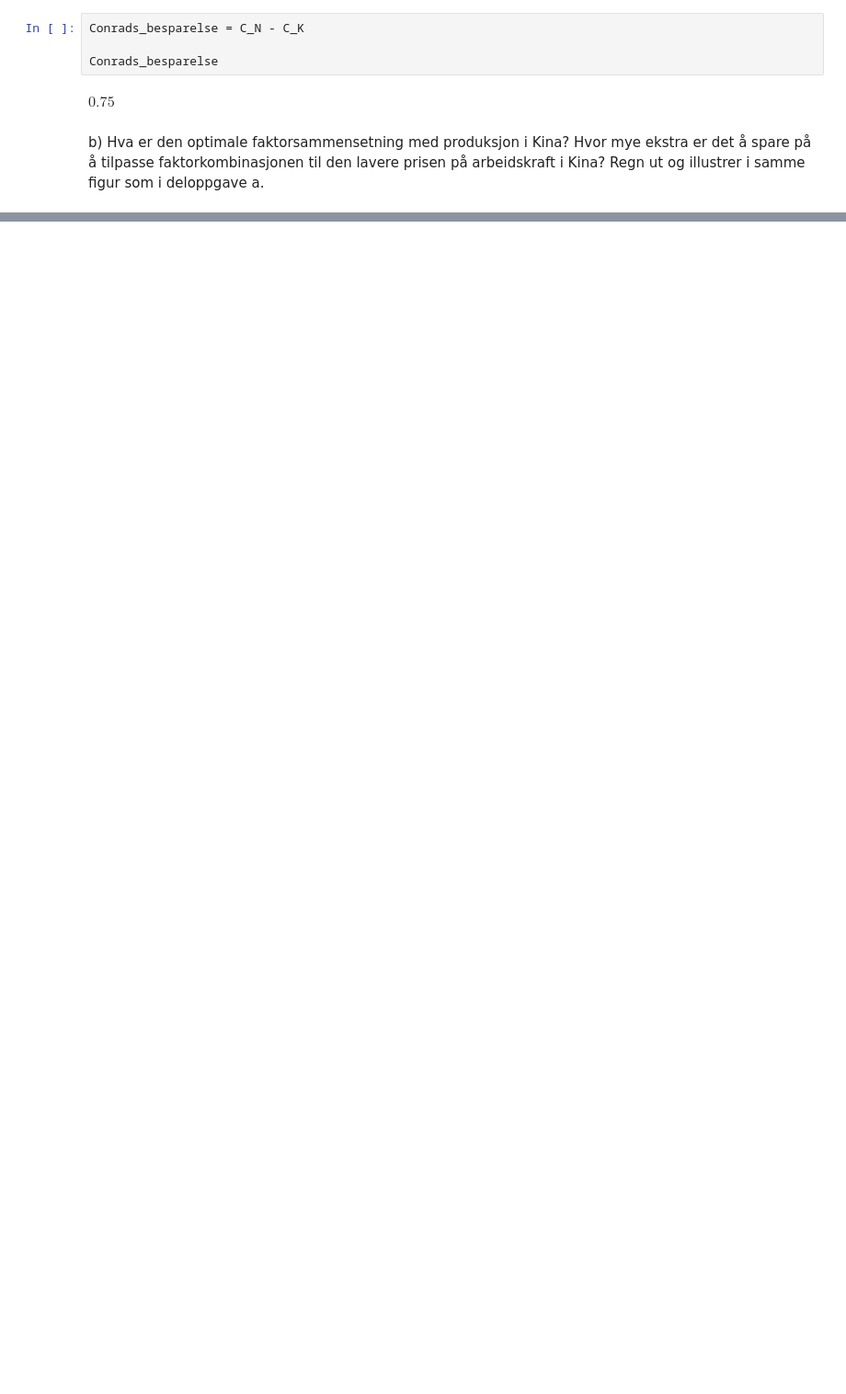
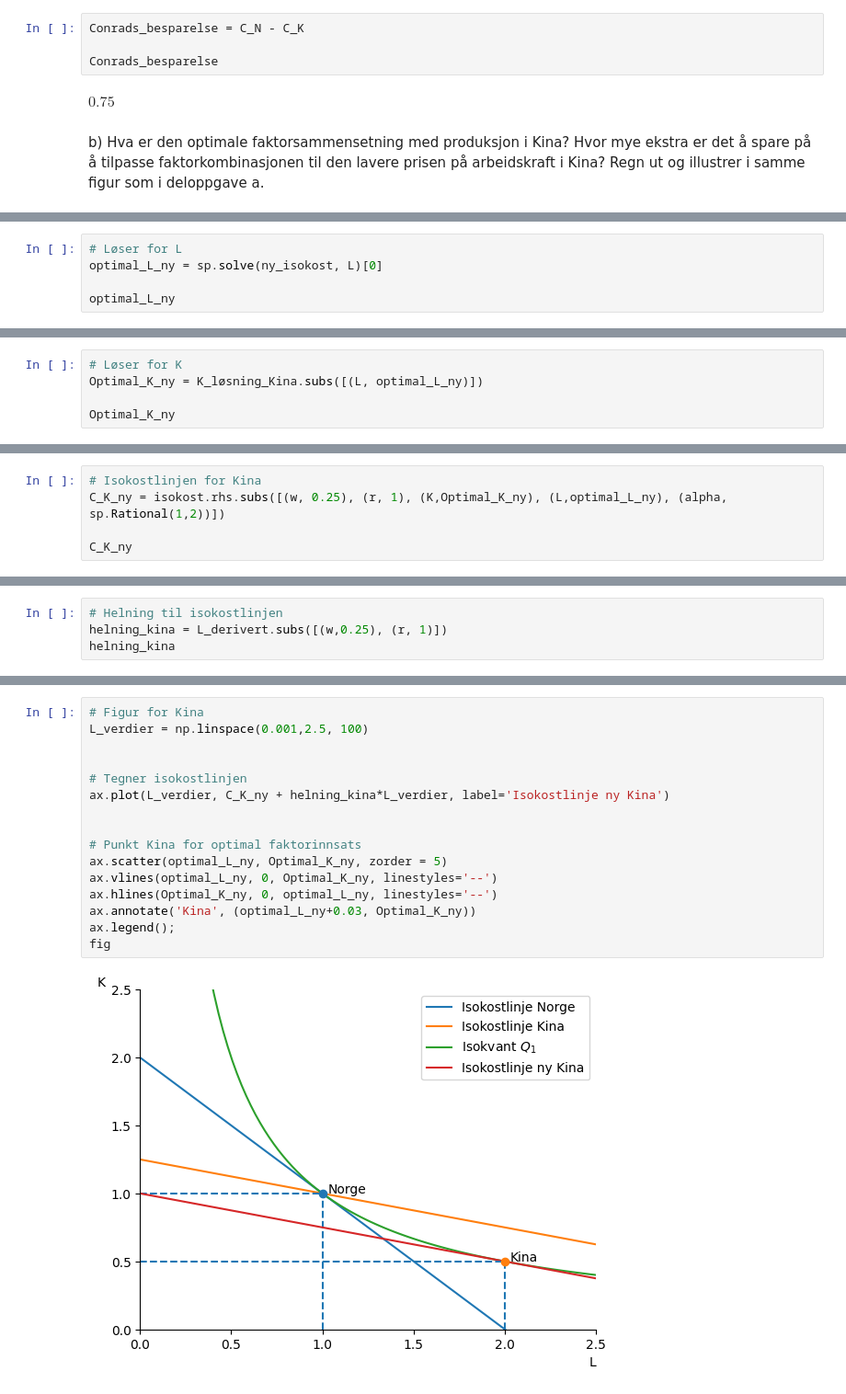
Before and after one commit to uit-sok-1303-v26/uit-sok-1303.v26.github.io, a Jupyter notebook: Produksjonsteori - Kapittel 5.ipynb, the cells around one changed output, grey strips where cells are left out. Shown at 92% size. Cells and saved outputs as stored; diff of their text form; blank space fills up the shorter version.

Commit message:
La til løsningsforslag

```diff
--- a/Produksjonsteori - Kapittel 5.ipynb
+++ b/Produksjonsteori - Kapittel 5.ipynb
@@ -813,0 +873,5 @@ b) Hva er den optimale faktorsammensetning med produksjon i Kina? Hvor mye ekstr
+# %%
+# Løser for L
+optimal_L_ny = sp.solve(ny_isokost, L)[0]
+
+optimal_L_ny
@@ -813,0 +880,5 @@ b) Hva er den optimale faktorsammensetning med produksjon i Kina? Hvor mye ekstr
+# %%
+# Løser for K
+Optimal_K_ny = K_løsning_Kina.subs([(L, optimal_L_ny)])
+
+Optimal_K_ny
@@ -813,0 +887,5 @@ b) Hva er den optimale faktorsammensetning med produksjon i Kina? Hvor mye ekstr
+# %%
+# Isokostlinjen for Kina
+C_K_ny = isokost.rhs.subs([(w, 0.25), (r, 1), (K,Optimal_K_ny), (L,optimal_L_ny), (alpha, sp.Rational(1,2))])
+
+C_K_ny
@@ -813,0 +894,4 @@ b) Hva er den optimale faktorsammensetning med produksjon i Kina? Hvor mye ekstr
+# %%
+# Helning til isokostlinjen
+helning_kina = L_derivert.subs([(w,0.25), (r, 1)])
+helning_kina
@@ -813,0 +900,18 @@ b) Hva er den optimale faktorsammensetning med produksjon i Kina? Hvor mye ekstr
+# %%
+# Figur for Kina
+L_verdier = np.linspace(0.001,2.5, 100)
+
+
+# Tegner isokostlinjen
+ax.plot(L_verdier, C_K_ny + helning_kina*L_verdier, label='Isokostlinje ny Kina')
+
+
+# Punkt Kina for optimal faktorinnsats
+ax.scatter(optimal_L_ny, Optimal_K_ny, zorder = 5)
+ax.vlines(optimal_L_ny, 0, Optimal_K_ny, linestyles='--')
+ax.hlines(Optimal_K_ny, 0, optimal_L_ny, linestyles='--')
+ax.annotate('Kina', (optimal_L_ny+0.03, Optimal_K_ny))
+ax.legend();
+fig
+# %% [output]
+[figure, added]
```
Also changed, not shown: parts of 11 cells of this notebook.
